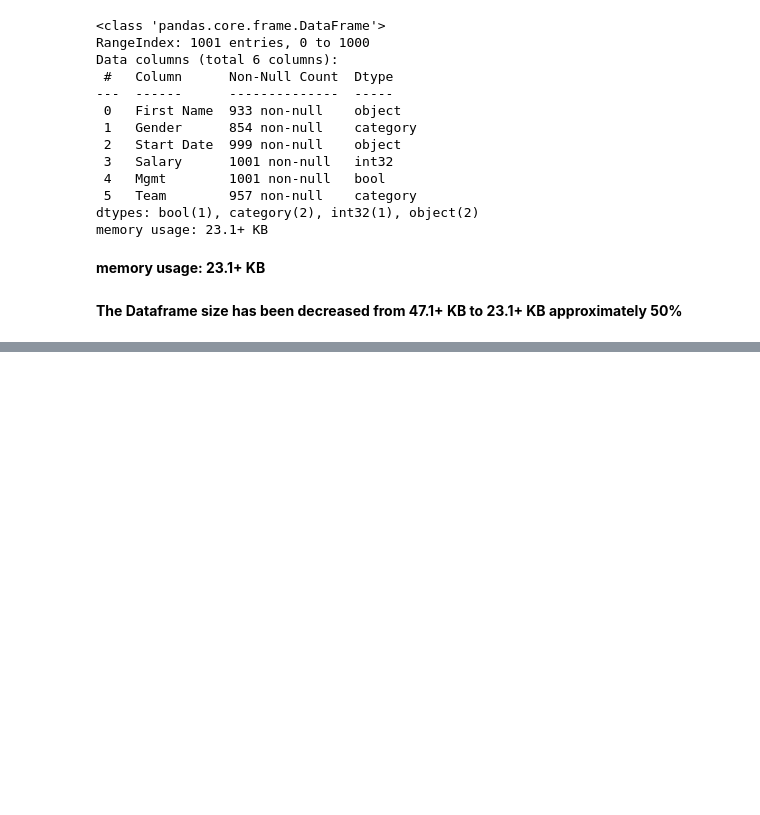
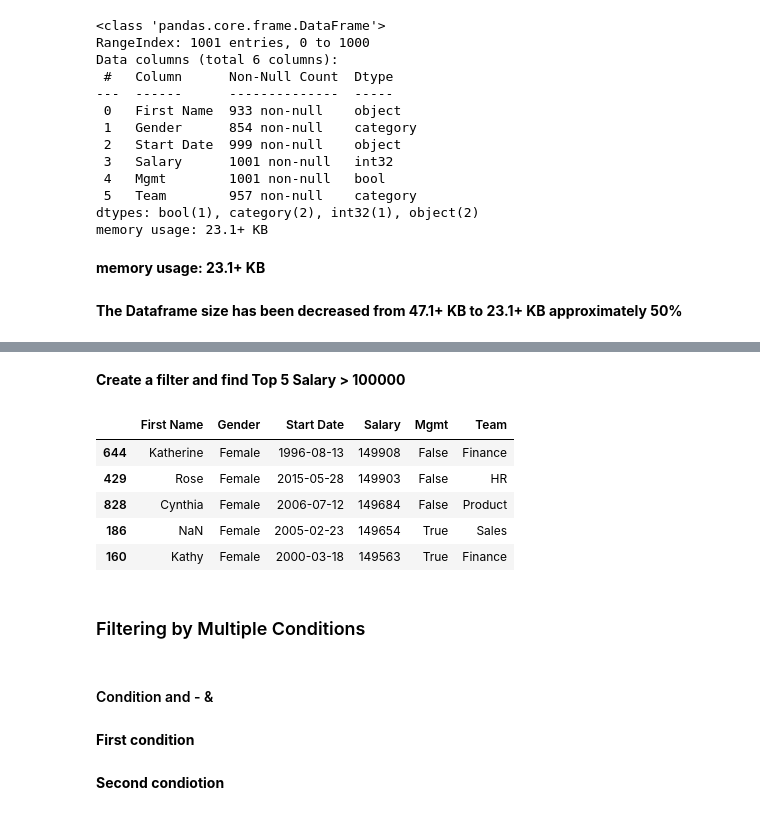
Before and after one commit to Kobzarko/PANDAS-IN-ACTION, a Jupyter notebook: Chapter 5 Dataframe filtering/Dataframe_filtering.ipynb, the cells around one changed output, grey strips where cells are left out. Saved outputs shown, nothing was run; the diff lists cells and outputs as text; code cells hidden in the pictures; blank space fills up the shorter version.

```diff
--- a/Chapter 5 Dataframe filtering/Dataframe_filtering.ipynb
+++ b/Chapter 5 Dataframe filtering/Dataframe_filtering.ipynb
@@ -234,0 +287,18 @@ memory usage: 23.1+ KB
+# %% [markdown]
+**Create a filter and find Top 5 Salary > 100000**
+# %%
+high_earners = df_employees["Salary"] > 100000
+df_employees[high_earners].sort_values(by="Salary", ascending=False).head()
+# %% [output]
+|  | First Name | Gender | Start Date | Salary | Mgmt | Team |
+| 644 | Katherine | Female | 1996-08-13 | 149908 | False | Finance |
+| 429 | Rose | Female | 2015-05-28 | 149903 | False | HR |
+| 828 | Cynthia | Female | 2006-07-12 | 149684 | False | Product |
+| 186 | NaN | Female | 2005-02-23 | 149654 | True | Sales |
+| 160 | Kathy | Female | 2000-03-18 | 149563 | True | Finance |
+# %% [markdown]
+### Filtering by Multiple Conditions
+# %% [markdown]
+#### Condition and - &
+# %% [markdown]
+**First condition**
@@ -234,0 +307,2 @@ memory usage: 23.1+ KB
+# %% [markdown]
+**Second condiotion**
```
Also changed, not shown: parts of 17 cells of this notebook.
